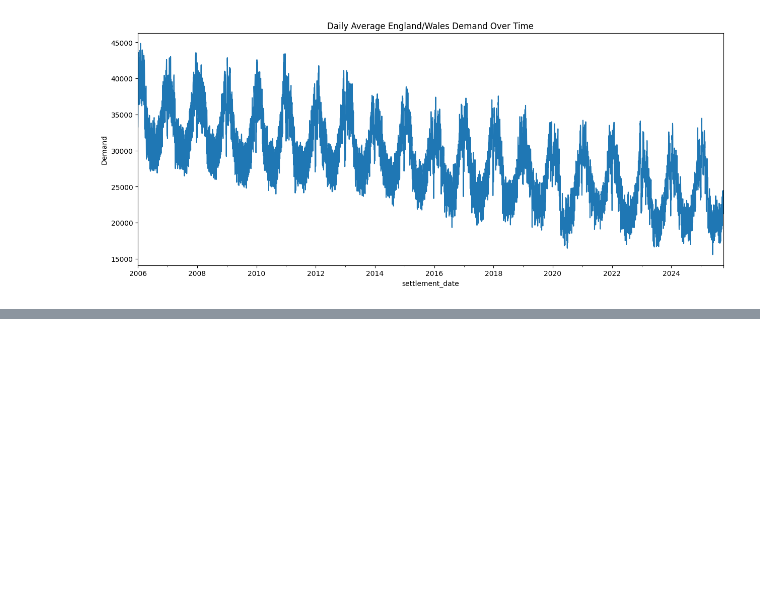
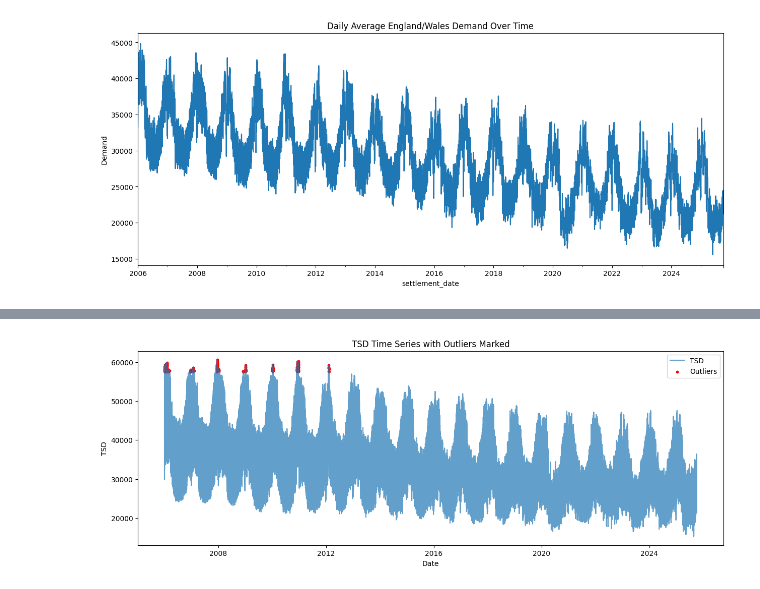
Before and after one commit to Iljas-Leys/null, a Jupyter notebook: dataset_demanddata/1_scrape_EDAdemanddata.ipynb, the cells around one changed output, grey strips where cells are left out. Cells and saved outputs as stored; diff of their text form; code cells hidden in the pictures; blank space fills up the shorter version.

Commit message:
finished first model

```diff
--- a/dataset_demanddata/1_scrape_EDAdemanddata.ipynb
+++ b/dataset_demanddata/1_scrape_EDAdemanddata.ipynb
@@ -404,0 +447,20 @@ print(len(df))
+# %%
+# Replace zero TSD values with NaN first (assuming zeros are invalid)
+df.loc[df['tsd'] == 0, 'tsd'] = np.nan
+
+# Then interpolate linearly (default)
+df['tsd'] = df['tsd'].interpolate()
+# %%
+
+# Plot time series with outliers marked
+plt.figure(figsize=(15,5))
+plt.plot(df['settlement_date'], df['tsd'], label='TSD', alpha=0.7)
+plt.scatter(df.loc[outliers_mask, 'settlement_date'], df.loc[outliers_mask, 'tsd'],
+            color='red', label='Outliers', s=10)
+plt.title('TSD Time Series with Outliers Marked')
+plt.xlabel('Date')
+plt.ylabel('TSD')
+plt.legend()
+plt.show()
+# %% [output]
+[figure, added]
```
Also changed, not shown: parts of 18 cells of this notebook, 5 other files.
